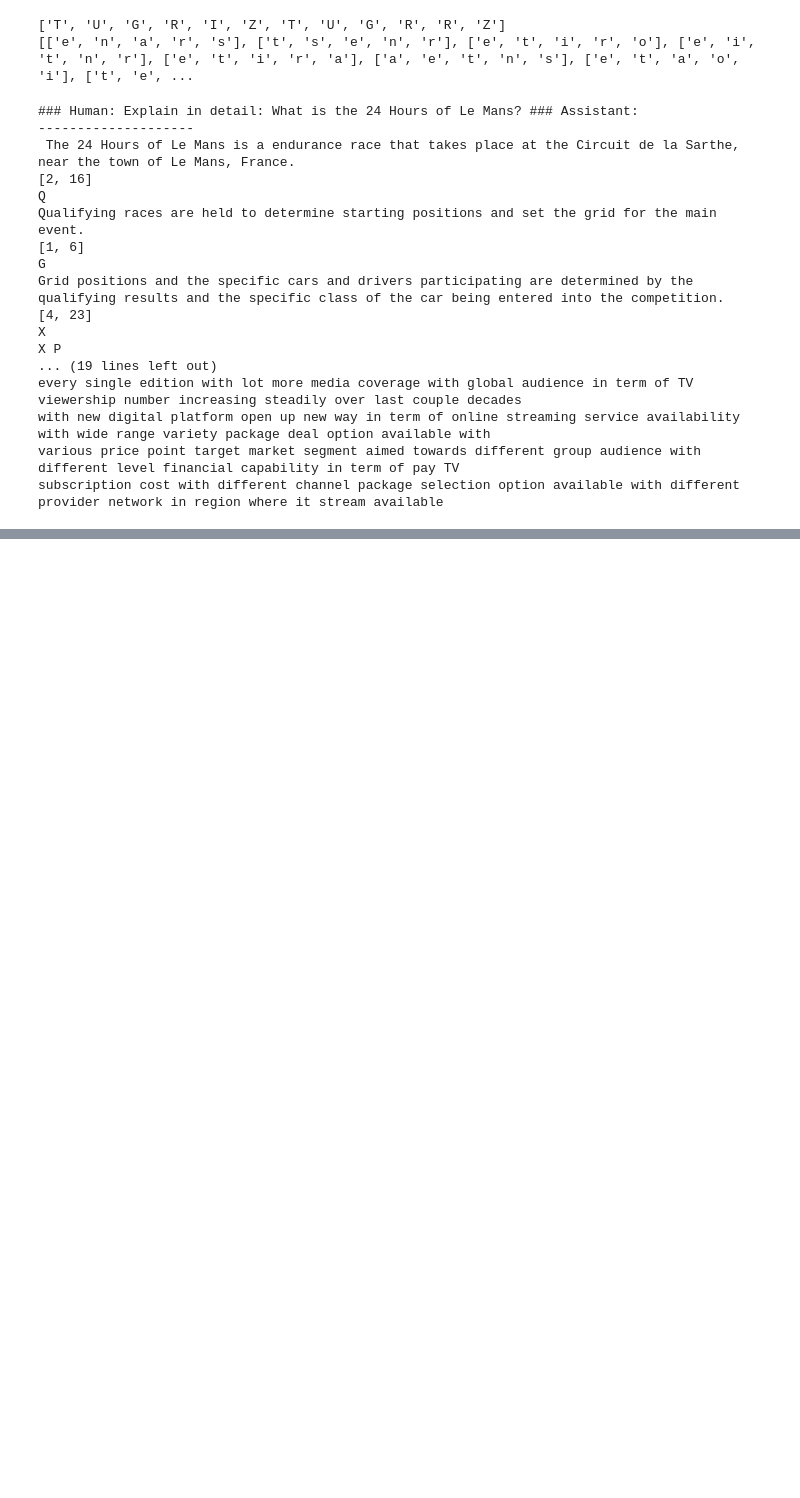
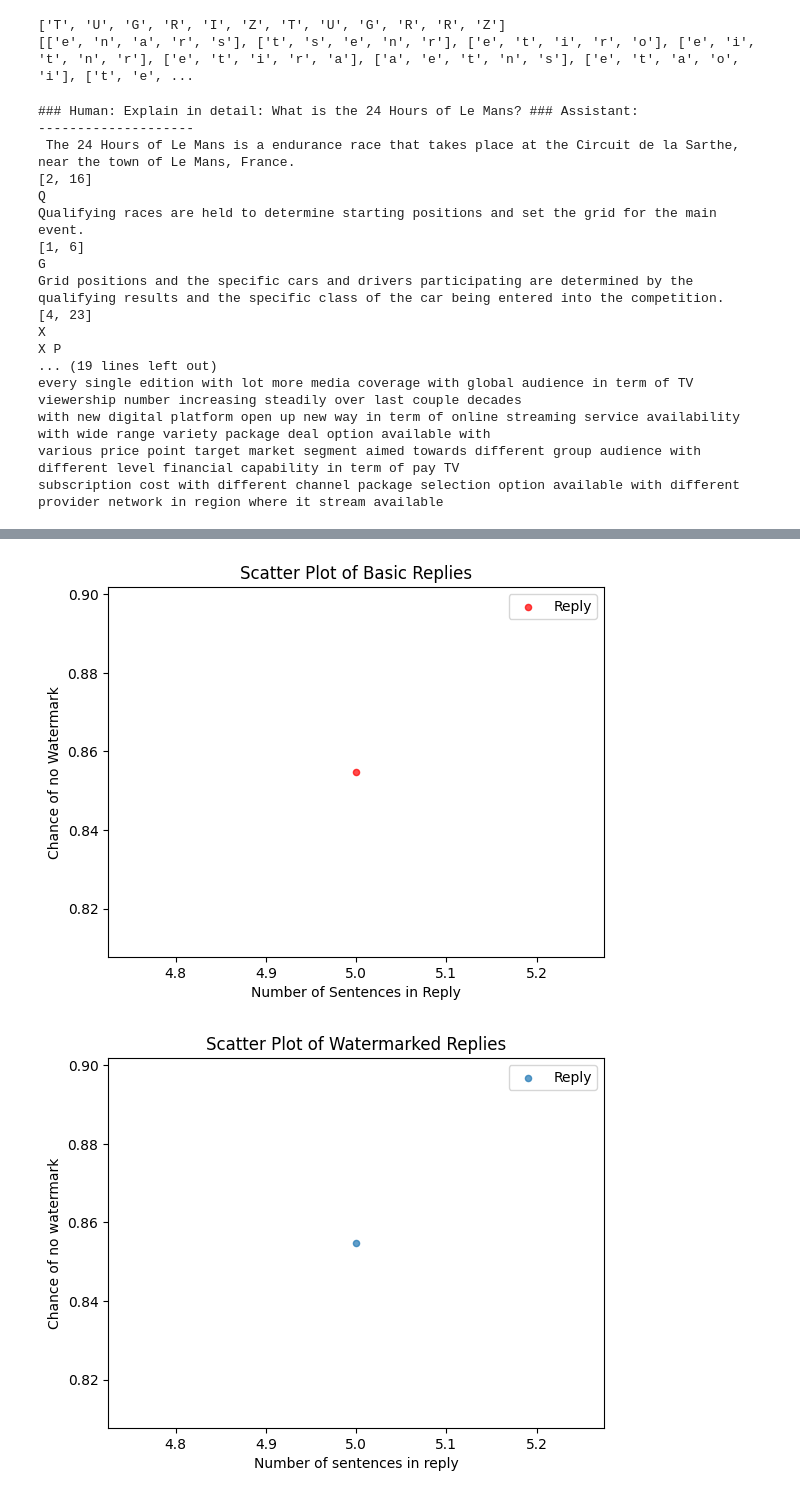
Before and after one commit to CommodoreEU/master-generation, a Jupyter notebook: notebook.ipynb, the cells around one changed output, grey strips where cells are left out. Cells and saved outputs as stored; diff of their text form; code cells hidden in the pictures; blank space fills up the shorter version.

```diff
--- a/notebook.ipynb
+++ b/notebook.ipynb
@@ -11,9 +11,14 @@ from transformers import (AutoConfig, AutoModelForCausalLM, AutoTokenizer,
 
 
 from modules.GPTQ_loader import load_quantized
-from modules.text_generation import generate_reply, plot_char_freq
+from modules.text_generation import generate_reply
 import modules.shared as shared
 from modules.model import load_model
+
+import hashlib
+import spacy
+# Load the English language model
+nlp = spacy.load("en_core_web_sm")
 
 #shared.model_name = "alpaca-native-4bit"
 #shared.model_name = "LLaMA-30B-4bit-128g"
@@ -21,10 +26,11 @@ from modules.model import load_model
 #shared.model_name = "Wizard-Vicuna-13B-4bit-128g"
 #shared.model_name = "LLaMA-7B-HF"
 
-#shared.model_name = "vicuna-7b-GPTQ-4bit-128g"
-shared.model_name = "vicuna-7B-v1.5-GPTQ"
-#shared.model_name = "vicuna-13B-v1.5-GPTQ"
 
+#shared.model_name = "vicuna-7B-v1.5-GPTQ"
+#shared.model_name = "_LLama2-7b-gptq-4bit-32g-actorder_True"
+shared.model_name = "_Mistral-7b-gptq-4bit-32g-actorder_True"
+#shared.model_name = "dolphin-2.1-mistral-7B-gptq-8bit-128g-actorder_True"
 
 print(f"Loading {shared.model_name}...")
 t0 = time.time()
@@ -32,7 +38,7 @@ t0 = time.time()
 #shared.tokenizer = AutoTokenizer.from_pretrained(Path(f"models/{shared.model_name}/"))
 #shared.tokenizer.truncation_side = 'left'
 
-shared.groupsize = 128
+shared.groupsize = 32
 shared.wbits = 4
 shared.model, shared.tokenizer = load_model(shared.model_name, gptq = True)
 
@@ -46,6 +52,8 @@ shared.sensorimotor = df.set_index('Word').T.to_dict('dict')
 shared.classes = ['Auditory.mean', 'Gustatory.mean','Haptic.mean','Interoceptive.mean','Olfactory.mean','Visual.mean','Foot_leg.mean','Hand_arm.mean','Head.mean','Mouth.mean','Torso.mean']
 
 
+
+
 #words = df.iloc[:, 0]
 #value = df.iloc[:, 34]
 
@@ -359,0 +773,42 @@ print(most_common_letters(reply, 3))
+# %%
+import matplotlib.pyplot as plt
+
+# Extracting x, y coordinates for the scatter plot
+y_values = [item[0][2] for item in scores]
+x_values = [item[0][3] for item in scores]
+
+# Creating a scatter plot
+plt.scatter(x_values, y_values, s=20, alpha=0.7, c=['red'],marker='o', label='Reply')
+
+# Adding labels and title
+plt.xlabel('Number of Sentences in Reply')
+plt.ylabel('Chance of no Watermark')
+plt.title('Scatter Plot of Basic Replies')
+
+
+# Adding a legend
+plt.legend()
+
+# Displaying the plot
+plt.show()
+
+# Extracting x, y coordinates for the scatter plot
+y_values = [item[1][2] for item in scores]
+x_values = [item[1][3] for item in scores]
+
+# Creating a scatter plot
+plt.scatter(x_values, y_values, s=20, alpha=0.7, marker='o', label='Reply')
+
+# Adding labels and title
+plt.xlabel('Number of sentences in reply')
+plt.ylabel('Chance of no watermark')
+plt.title('Scatter Plot of Watermarked Replies')
+
+# Adding a legend
+plt.legend()
+
+# Displaying the plot
+plt.show()
+# %% [output]
+[figure, added]
+[figure, added]
```
Also changed, not shown: parts of 17 cells of this notebook, 17 other files.
